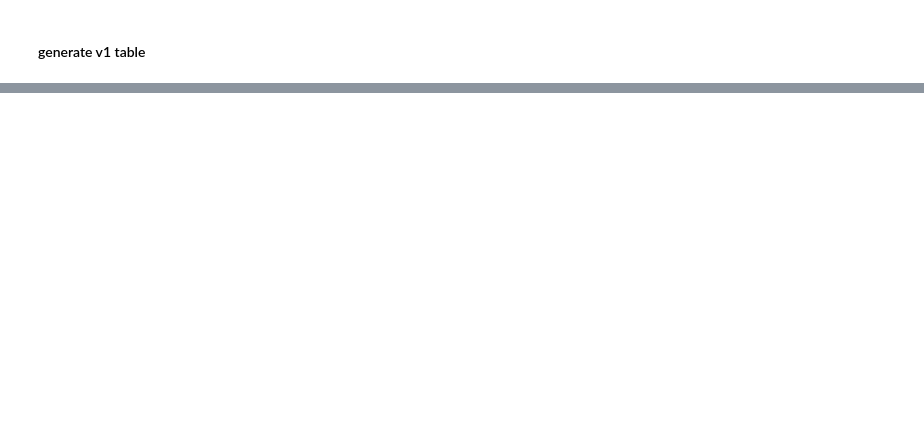
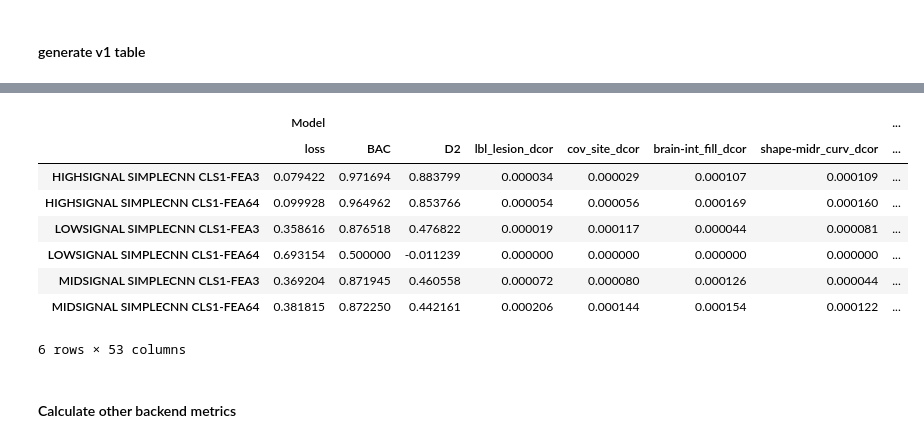
Before and after one commit to RoshanRane/toybrains, a Jupyter notebook: experiments/fit_DL_model.ipynb, the cells around one changed output, grey strips where cells are left out. Drawn from its saved outputs; the diff is of its cells as text; code cells hidden in the pictures; blank space fills up the shorter version.

Commit message:
Implemented Compute_metric() in DeepRepVizBackend

```diff
--- a/experiments/fit_DL_model.ipynb
+++ b/experiments/fit_DL_model.ipynb
@@ -320,0 +311,3 @@ drv_backend.load_log("log/toybrains-highsignal/version_1/deeprepvizlog/")
+# %%
+logdirs = sorted([logdir for logdir in glob("log/toybrains*/*/deeprepvizlog/")])
+logdirs
@@ -320,0 +321,3 @@ drv_backend.load_log("log/toybrains-highsignal/version_1/deeprepvizlog/")
+# %%
+for logdir in logdirs:
+    drv_backend.load_log(logdir)
@@ -320,0 +330,9 @@ drv_backend.load_log("log/toybrains-highsignal/version_1/deeprepvizlog/")
+# %%
+drv_backend.debug = True
+for i, logdir in enumerate(logdirs):
+    results = drv_backend.compute_metrics(log_key=logdir,
+                                          metrics=['dcor', 'mi', 'con', 'costeta', 'r2'],
+                                          covariates=['lbl_lesion','cov_site', 'brain-int_fill','shape-midr_curv', 'shape-midr_vol-rad' ],
+                                          ckpt_idx='best')
+    display(results)
+    # break
@@ -327,0 +403,20 @@ df = drv_backend.convert_log_to_v1_table(
+# %%
+results = {}
+for log_key in logdirs:
+    log = drv_backend.deeprepvizlogs[log_key]
+    ckpt_idx = log['best_ckpt_idx']
+    ckptname, log_ckpt = log['checkpoints'][ckpt_idx]
+    log = {'IDs': log['IDs'], 'labels': log['labels']}
+    log.update(log_ckpt)
+    method_name = log_key.replace('log/toybrains-','').replace('/version_0/deeprepvizlog/','').replace('_',' ').upper()
+    print('='*100,'\n', method_name, "at ckpt =", ckptname)
+    # print(log.keys())
+    print("Model accuracy =", log['metrics'])
+    result = {("Model",k):v for k,v in log['metrics'].items()}
+    for metric_name, metric_scores in log['act_metrics'].items():
+        print('-'*100,"\nMetric =", metric_name, '\n', '-'*100,)
+        for key in ['lbl_lesion','cov_site', 'brain-int_fill','shape-midr_curv', 'shape-midr_vol-rad' ]:
+            result.update({(key,metric_name): metric_scores[key]})
+            print("{} = {:.4f}".format(key, metric_scores[key]))
+
+    results.update({method_name: result})
@@ -328,3 +441,16 @@ df = drv_backend.convert_log_to_v1_table(
+# %%
+df_results = pd.DataFrame.from_dict(results, orient='index')
+df_results
+# %% [output]
+|  | Model |  |  |  |  |  |  | ... |
+|  | loss | BAC | D2 | lbl_lesion_dcor | cov_site_dcor | brain-int_fill_dcor | shape-midr_curv_dcor | ... |
+| HIGHSIGNAL SIMPLECNN CLS1-FEA3 | 0.079422 | 0.971694 | 0.883799 | 0.000034 | 0.000029 | 0.000107 | 0.000109 | ... |
+| HIGHSIGNAL SIMPLECNN CLS1-FEA64 | 0.099928 | 0.964962 | 0.853766 | 0.000054 | 0.000056 | 0.000169 | 0.000160 | ... |
+| LOWSIGNAL SIMPLECNN CLS1-FEA3 | 0.358616 | 0.876518 | 0.476822 | 0.000019 | 0.000117 | 0.000044 | 0.000081 | ... |
+| LOWSIGNAL SIMPLECNN CLS1-FEA64 | 0.693154 | 0.500000 | -0.011239 | 0.000000 | 0.000000 | 0.000000 | 0.000000 | ... |
+| MIDSIGNAL SIMPLECNN CLS1-FEA3 | 0.369204 | 0.871945 | 0.460558 | 0.000072 | 0.000080 | 0.000126 | 0.000044 | ... |
+| MIDSIGNAL SIMPLECNN CLS1-FEA64 | 0.381815 | 0.872250 | 0.442161 | 0.000206 | 0.000144 | 0.000154 | 0.000122 | ... |
+6 rows × 53 columns
 # %%
 df = drv_backend.convert_log_to_v1_table(
     unique_name=f"{model_class.__name__}",
@@ -338,3 +464,5 @@ df = drv_backend.convert_log_to_v1_table(
 # %tensorboard --logdir=./log/lightning_logs/
 # %%
 # !kill -9 1237900
+# %% [markdown]
+#### Calculate other backend metrics
```
Also changed, not shown: parts of 23 cells of this notebook, 3 other files.
